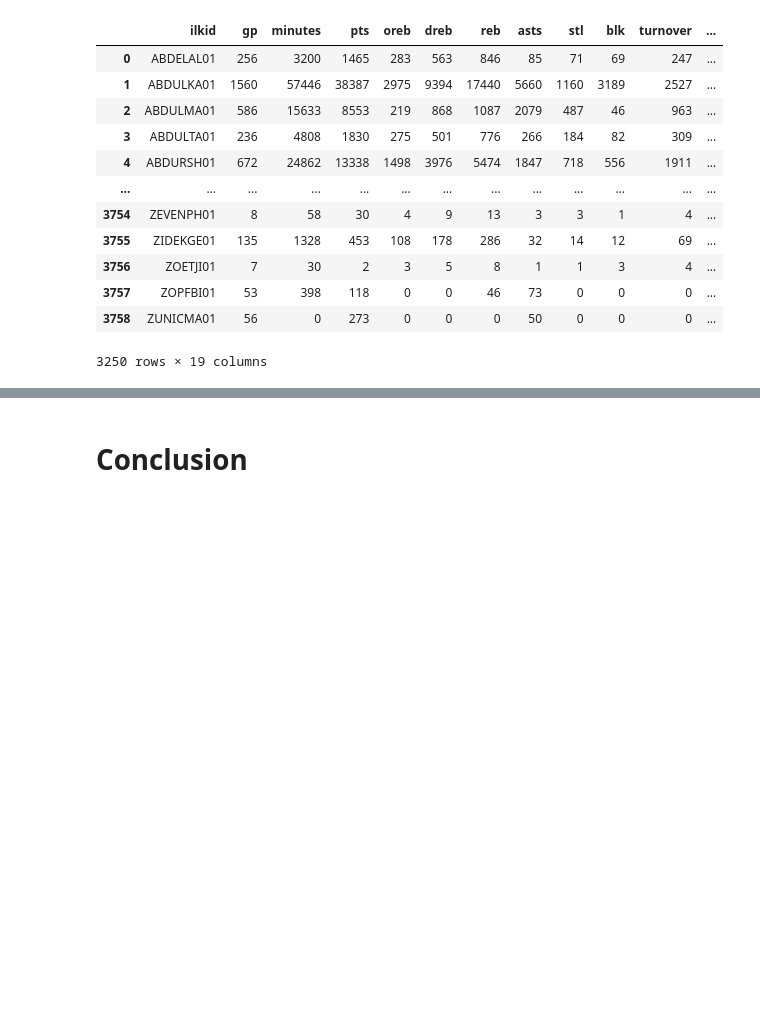
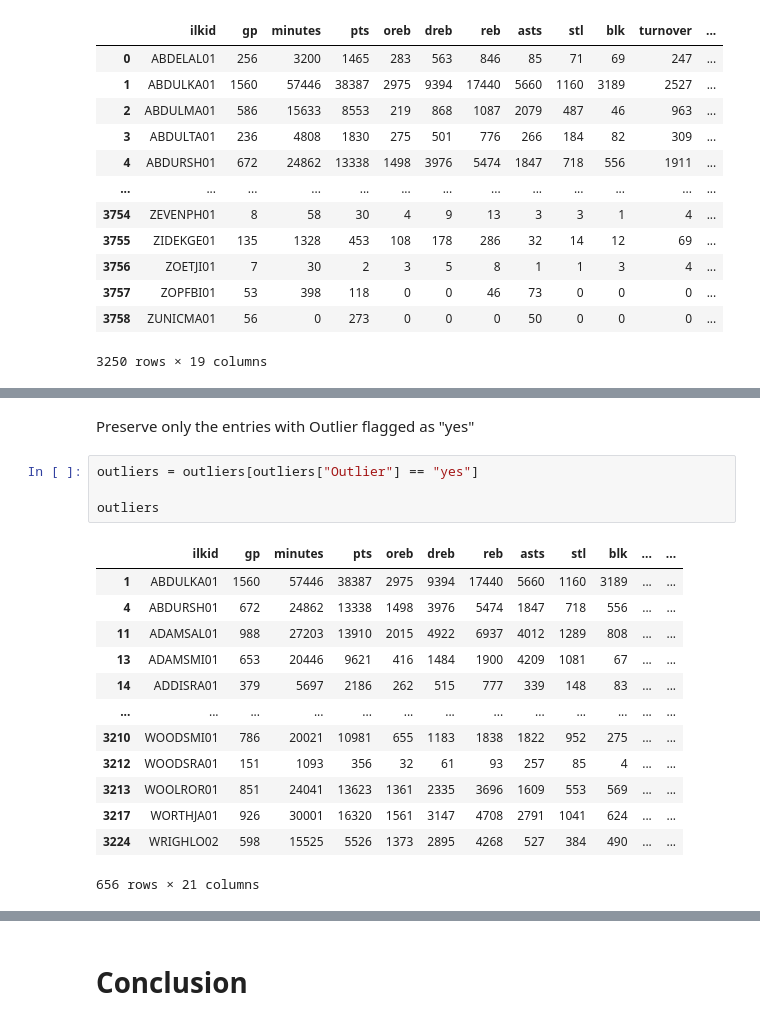
Before and after one commit to SumeithAlexOrgUKZN/COMP721_Project, a Jupyter notebook: Outstanding_Players_Dataset.ipynb, the cells around one changed output, grey strips where cells are left out. Saved outputs shown, nothing was run; the diff lists cells and outputs as text; blank space fills up the shorter version.

```diff
--- a/Outstanding_Players_Dataset.ipynb
+++ b/Outstanding_Players_Dataset.ipynb
@@ -281,0 +264,20 @@ playerCareerDf.loc[playerCareerDf['ilkid'] == "JORDAMI01"]
+# %% [markdown]
+Preserve only the entries with Outlier flagged as "yes"
+# %%
+outliers = outliers[outliers["Outlier"] == "yes"]
+
+outliers
+# %% [output]
+|  | ilkid | gp | minutes | pts | oreb | dreb | reb | asts | stl | blk | ... | ... |
+| 1 | ABDULKA01 | 1560 | 57446 | 38387 | 2975 | 9394 | 17440 | 5660 | 1160 | 3189 | ... | ... |
+| 4 | ABDURSH01 | 672 | 24862 | 13338 | 1498 | 3976 | 5474 | 1847 | 718 | 556 | ... | ... |
+| 11 | ADAMSAL01 | 988 | 27203 | 13910 | 2015 | 4922 | 6937 | 4012 | 1289 | 808 | ... | ... |
+| 13 | ADAMSMI01 | 653 | 20446 | 9621 | 416 | 1484 | 1900 | 4209 | 1081 | 67 | ... | ... |
+| 14 | ADDISRA01 | 379 | 5697 | 2186 | 262 | 515 | 777 | 339 | 148 | 83 | ... | ... |
+| ... | ... | ... | ... | ... | ... | ... | ... | ... | ... | ... | ... | ... |
+| 3210 | WOODSMI01 | 786 | 20021 | 10981 | 655 | 1183 | 1838 | 1822 | 952 | 275 | ... | ... |
+| 3212 | WOODSRA01 | 151 | 1093 | 356 | 32 | 61 | 93 | 257 | 85 | 4 | ... | ... |
+| 3213 | WOOLROR01 | 851 | 24041 | 13623 | 1361 | 2335 | 3696 | 1609 | 553 | 569 | ... | ... |
+| 3217 | WORTHJA01 | 926 | 30001 | 16320 | 1561 | 3147 | 4708 | 2791 | 1041 | 624 | ... | ... |
+| 3224 | WRIGHLO02 | 598 | 15525 | 5526 | 1373 | 2895 | 4268 | 527 | 384 | 490 | ... | ... |
+656 rows × 21 columns
```
Also changed, not shown: parts of 11 cells of this notebook, 14 other files.
